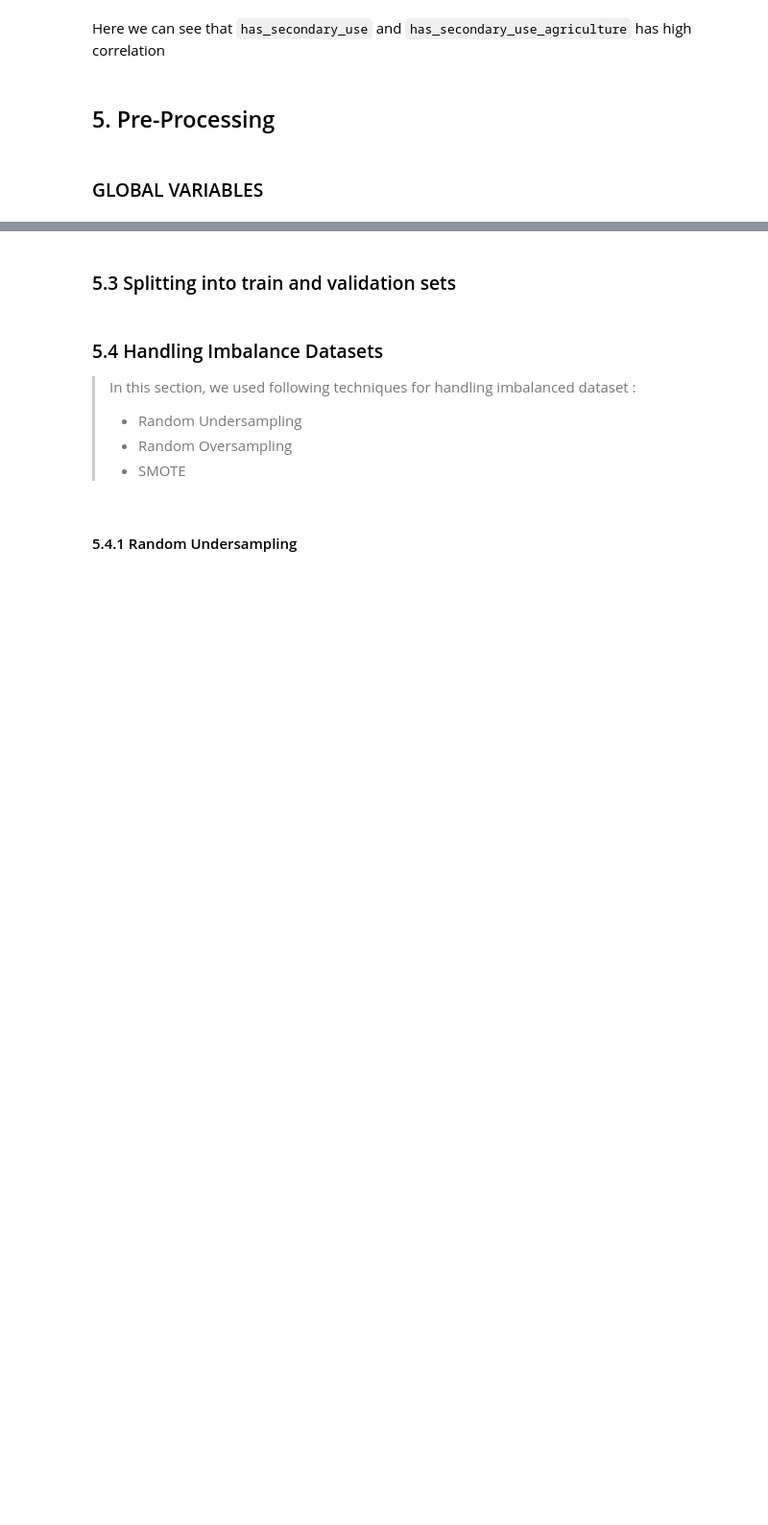
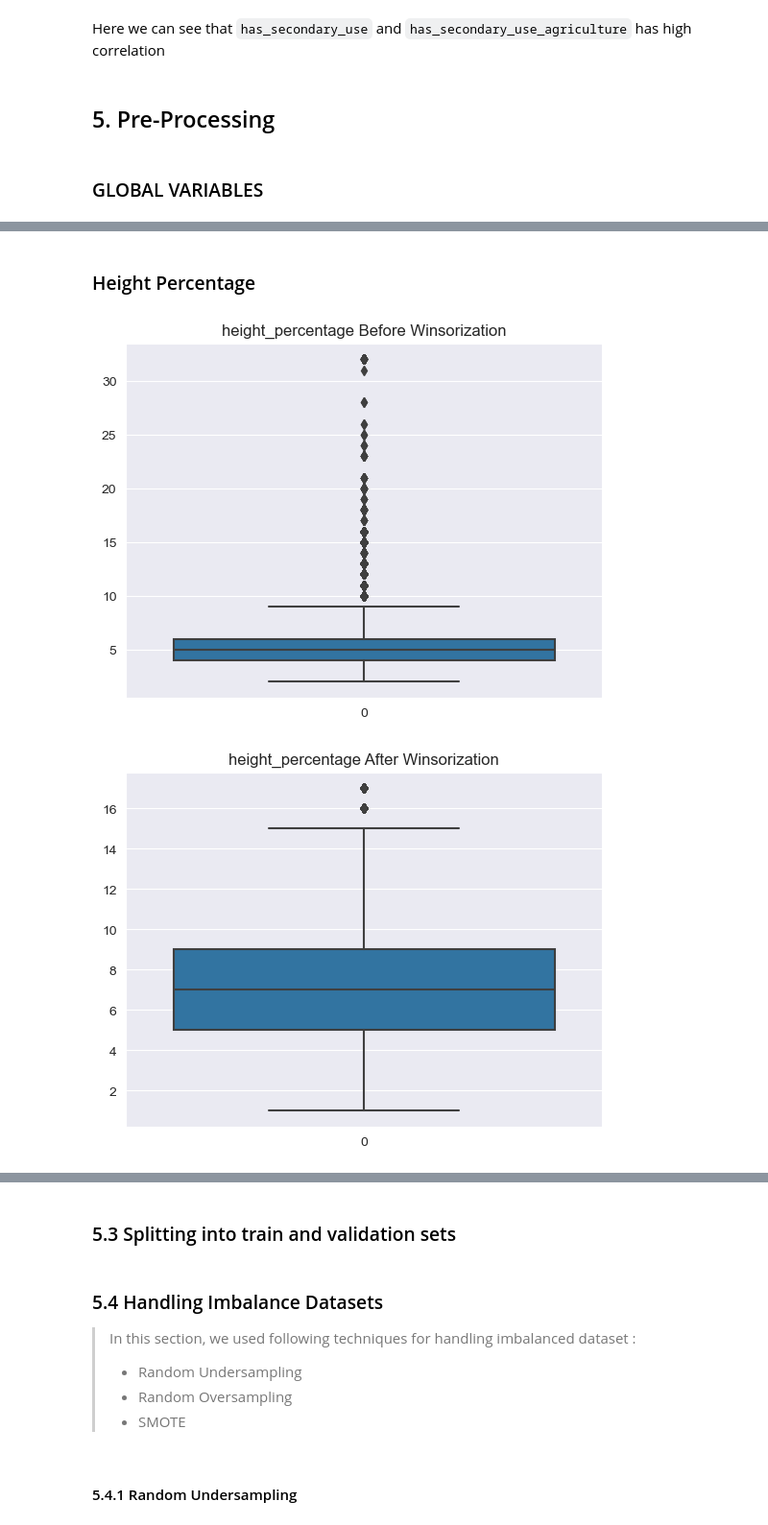
Before and after one commit to Bhandari008/house_damage_prediction, a Jupyter notebook: notebook/EDA.ipynb, the cells around one changed output, grey strips where cells are left out. Shown at 96% size. Saved outputs shown, nothing was run; the diff lists cells and outputs as text; code cells hidden in the pictures; blank space fills up the shorter version.

```diff
--- a/notebook/EDA.ipynb
+++ b/notebook/EDA.ipynb
@@ -622,0 +668,15 @@ X[label_encoding_columns] = X[label_encoding_columns].apply(lambda x: x.astype('
+# %% [markdown]
+### Height Percentage
+# %%
+sns.boxplot(X['height_percentage'])
+plt.title("height_percentage Before Winsorization")
+plt.show()
+
+X['height_percentage'] = winsorize(X['area_percentage'], (0, 0.04))
+
+sns.boxplot(X['height_percentage'])
+plt.title("height_percentage After Winsorization")
+plt.show()
+# %% [output]
+[figure, added]
+[figure, added]
```
Also changed, not shown: parts of 16 cells of this notebook.
